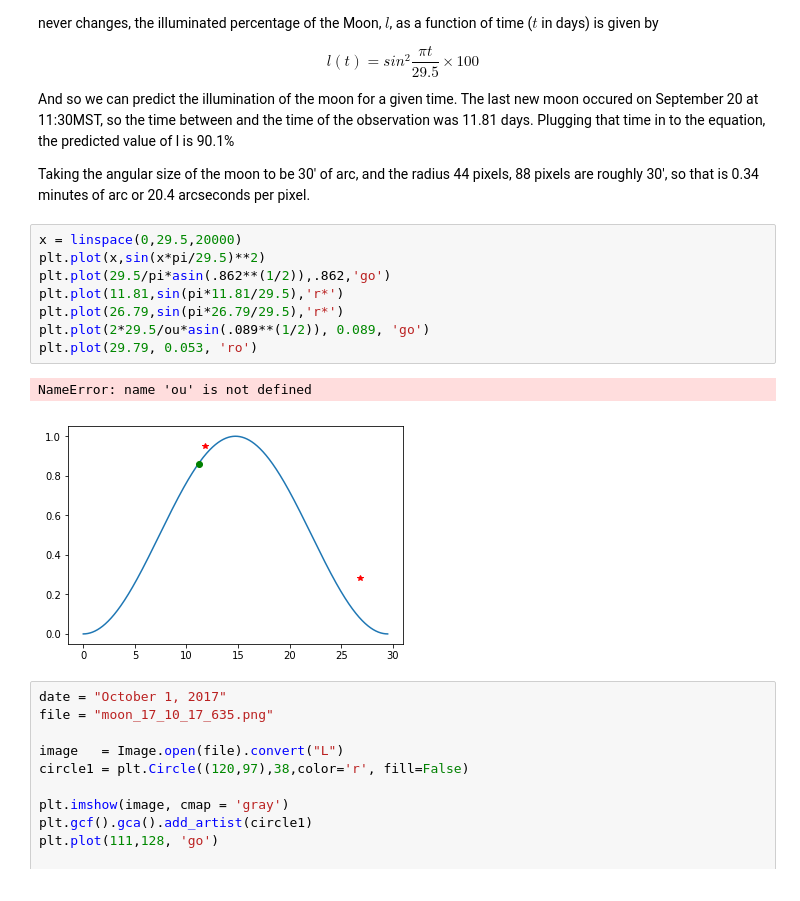
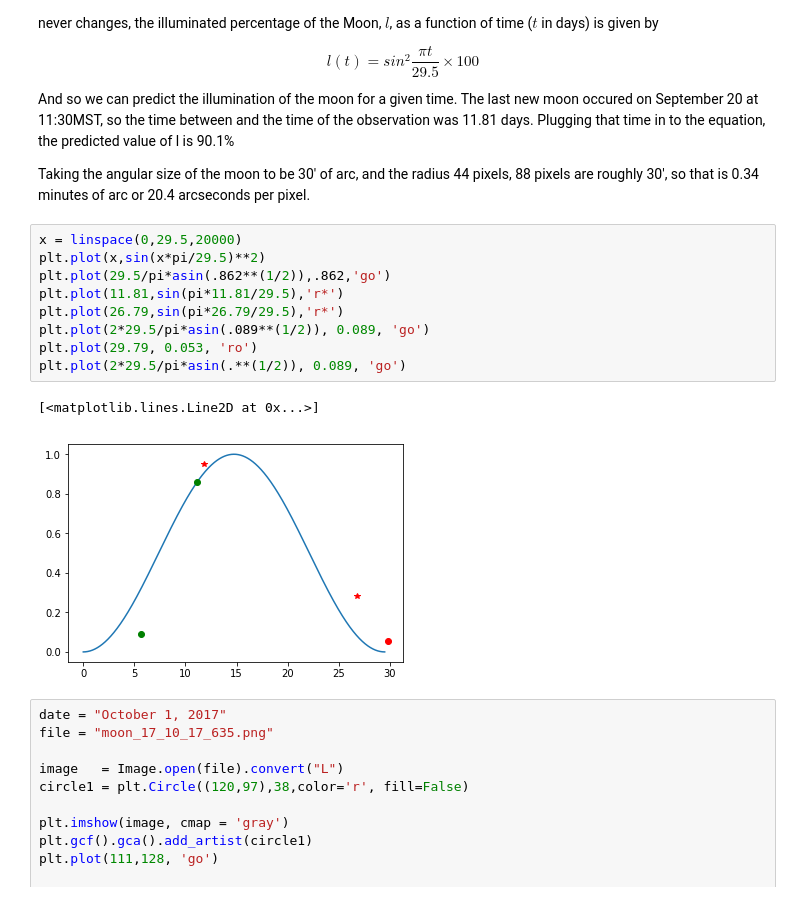
Before and after one commit to cpkimber/phys325, a Jupyter notebook: Moon Illumination.ipynb, the cells around one changed output. Saved outputs shown, nothing was run; the diff lists cells and outputs as text.

```diff
--- a/Moon Illumination.ipynb
+++ b/Moon Illumination.ipynb
@@ -71,14 +71,15 @@ Taking the angular size of the moon to be 30' of arc, and the radius 44 pixels,
 # %%
 x = linspace(0,29.5,20000)
 plt.plot(x,sin(x*pi/29.5)**2)
 plt.plot(29.5/pi*asin(.862**(1/2)),.862,'go')
 plt.plot(11.81,sin(pi*11.81/29.5),'r*')
 plt.plot(26.79,sin(pi*26.79/29.5),'r*')
-plt.plot(2*29.5/ou*asin(.089**(1/2)), 0.089, 'go')
+plt.plot(2*29.5/pi*asin(.089**(1/2)), 0.089, 'go')
 plt.plot(29.79, 0.053, 'ro')
+plt.plot(2*29.5/pi*asin(.**(1/2)), 0.089, 'go')
 # %% [output]
-NameError: name 'ou' is not defined
+[<matplotlib.lines.Line2D at 0x...>]
-[figure, old version]
+[figure, new version]
 # %%
 date = "October 1, 2017"
 file = "moon_17_10_17_635.png"
```
Also changed, not shown: parts of 1 cell of this notebook.
